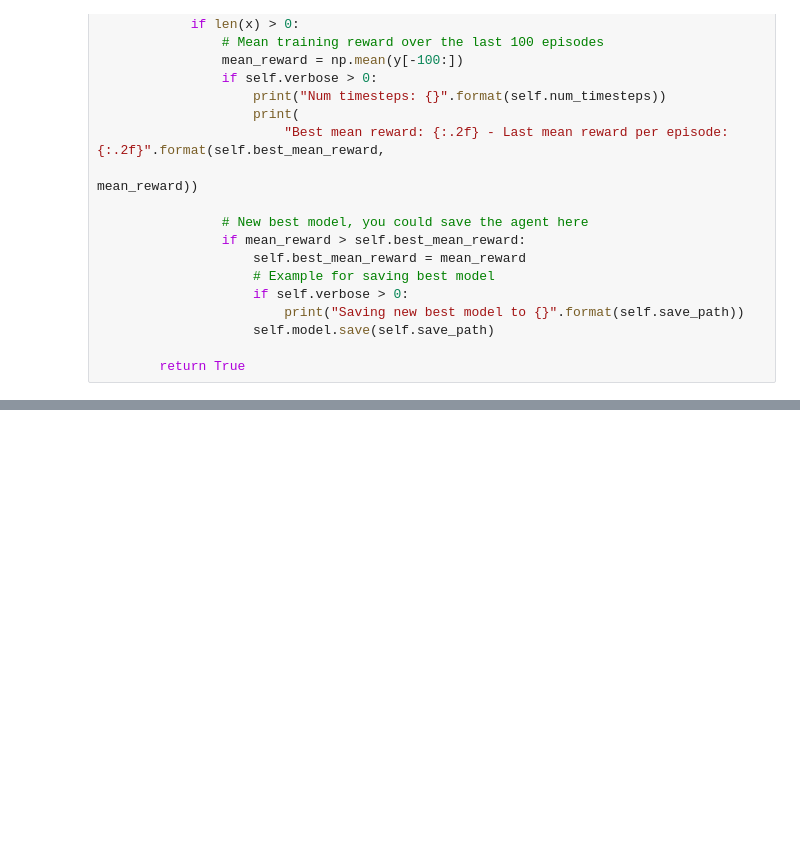
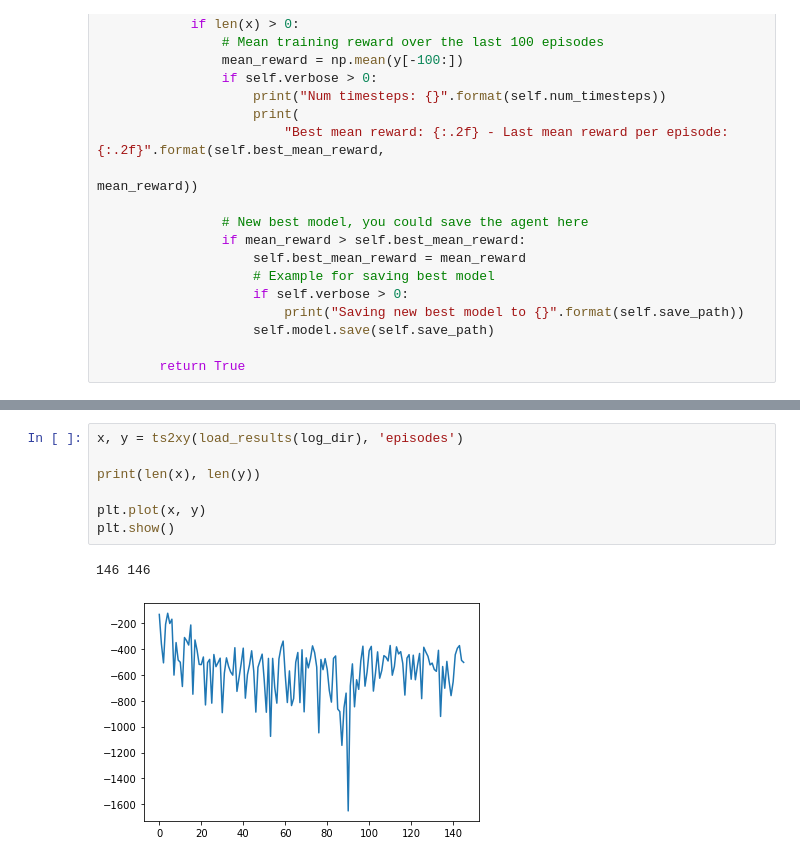
Before and after one commit to gtatiya/Reinforcement-Learning, a Jupyter notebook: stable-baselines/Examples/Using Callback - Monitoring Training.ipynb, the cells around one changed output, grey strips where cells are left out. Cells and saved outputs as stored; diff of their text form; blank space fills up the shorter version.

```diff
--- a/stable-baselines/Examples/Using Callback - Monitoring Training.ipynb
+++ b/stable-baselines/Examples/Using Callback - Monitoring Training.ipynb
@@ -119,3 +120,13 @@ plt.show()
+# %%
+x, y = ts2xy(load_results(log_dir), 'episodes')
+
+print(len(x), len(y))
+
+plt.plot(x, y)
+plt.show()
+# %% [output]
+146 146
+[figure, added]
 # %%
 print(env.get_episode_rewards())
 print(env.get_episode_lengths())
```
Also changed, not shown: parts of 12 cells of this notebook, 34 other files.
